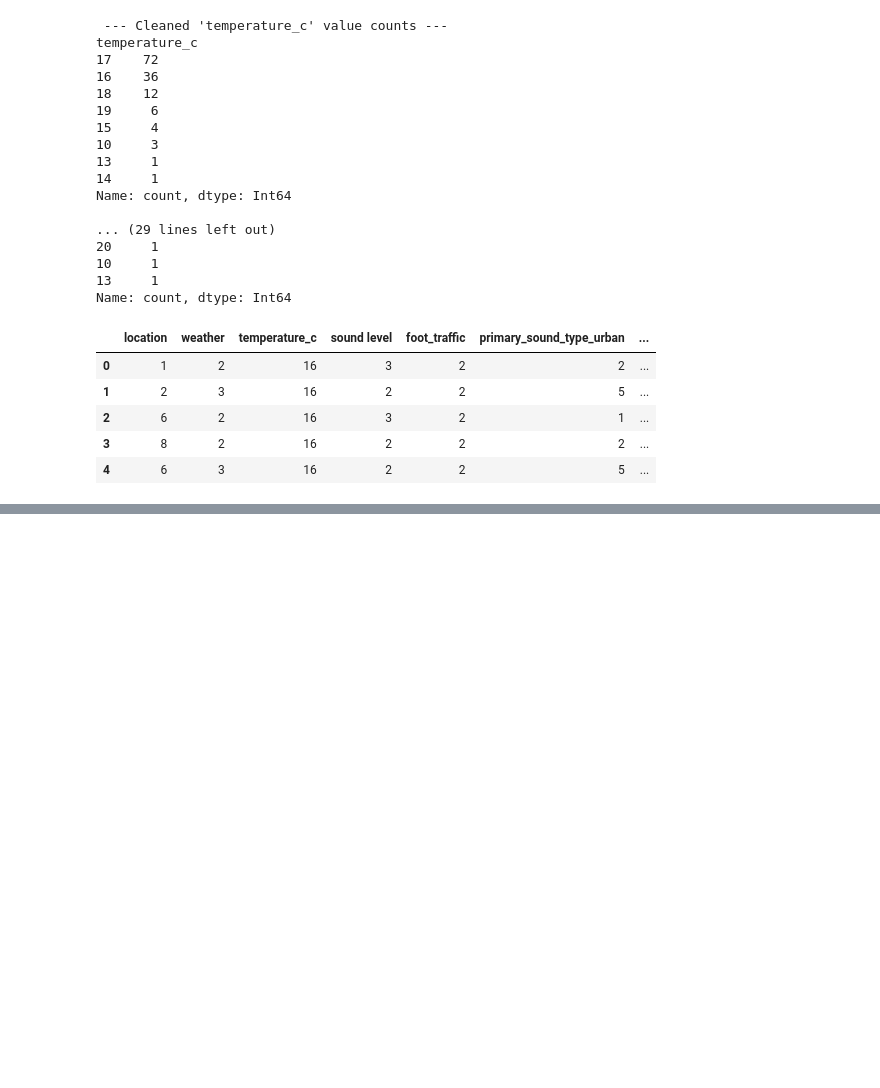
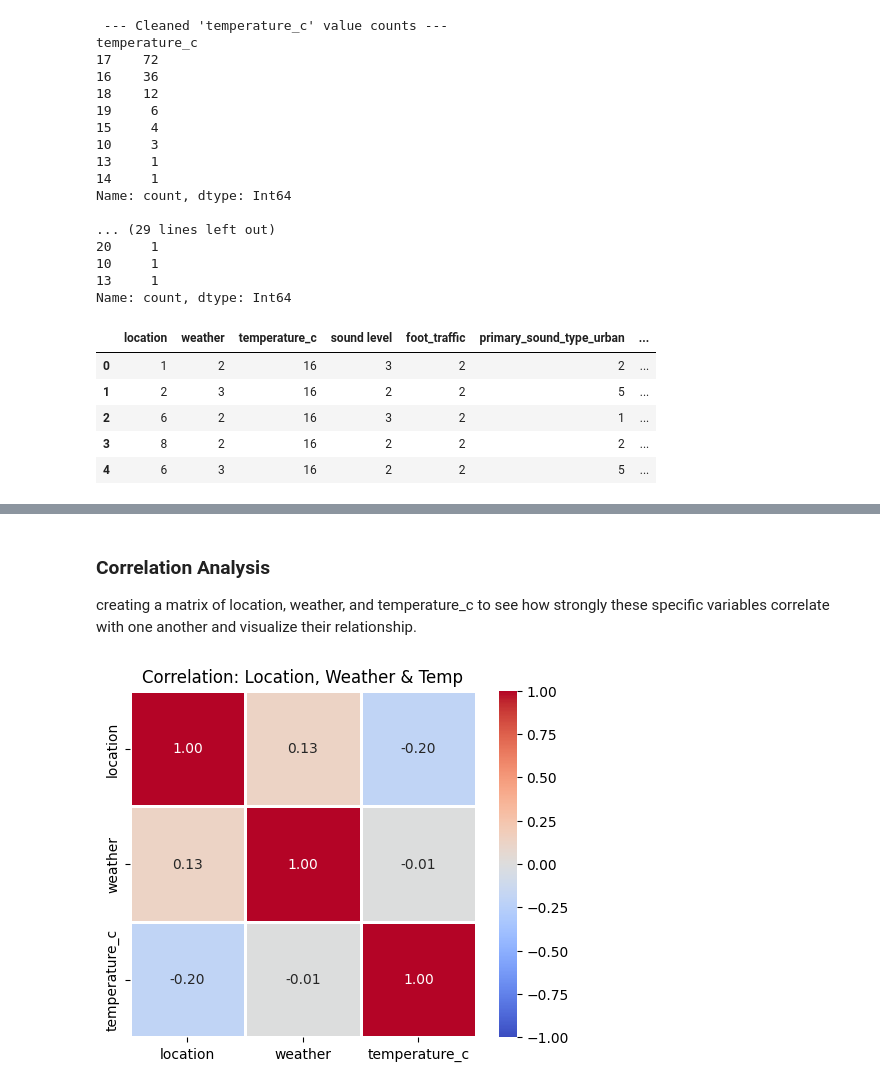
Before and after one commit to SethATU/ml-campus_data_project-colab, a Jupyter notebook: miniProject.ipynb, the cells around one changed output, grey strips where cells are left out. Drawn from its saved outputs; the diff is of its cells as text; code cells hidden in the pictures; blank space fills up the shorter version.

```diff
--- a/miniProject.ipynb
+++ b/miniProject.ipynb
@@ -254,0 +312,17 @@ Name: temperature_c, dtype: Float64
+# %% [markdown]
+### Correlation Analysis
+creating a matrix of location, weather, and temperature_c to see how strongly these specific variables correlate with one another and visualize their relationship.
+# %%
+# Subset the data
+subset_df = cleaned_df[['location', 'weather', 'temperature_c']].astype(float)
+
+# Calculate correlation
+subset_corr = subset_df.corr()
+
+# Visualize with a small heatmap
+plt.figure(figsize=(6, 4.5))
+sns.heatmap(subset_corr, annot=True, cmap='coolwarm', vmin=-1, vmax=1, fmt=".2f", square=True, linewidths=1)
+plt.title('Correlation: Location, Weather & Temp')
+plt.show()
+# %% [output]
+[figure, added]
```
Also changed, not shown: parts of 35 cells of this notebook.
